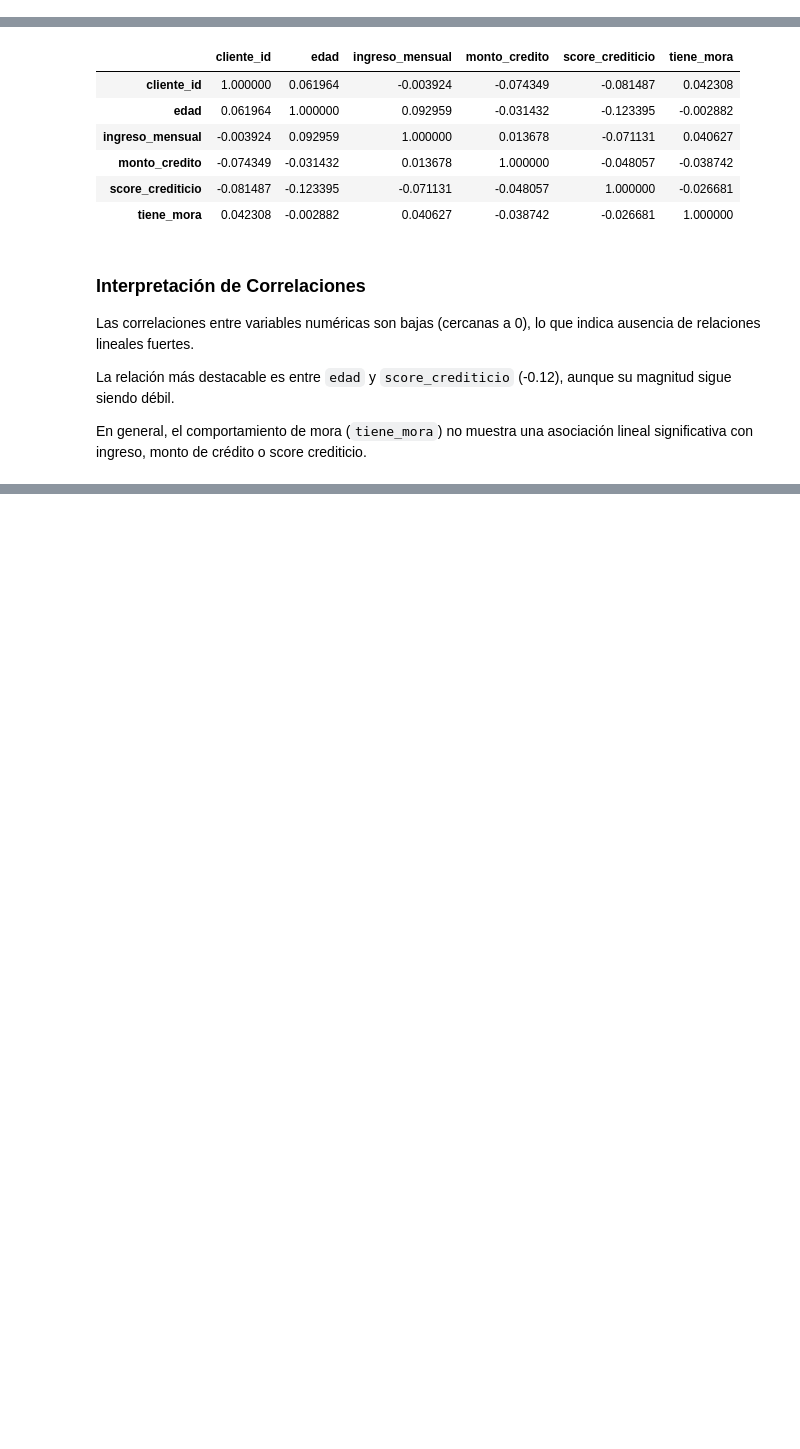
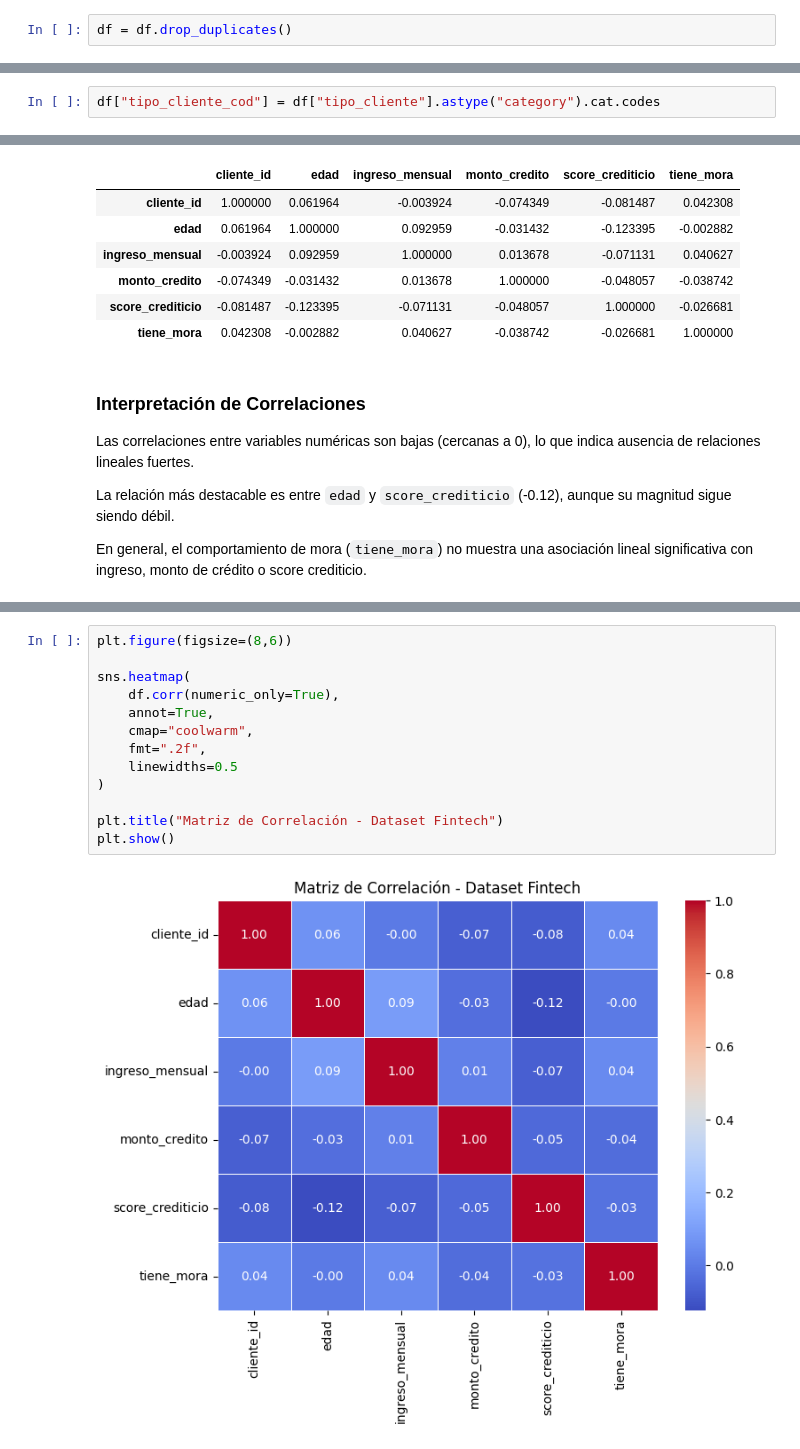
Before and after one commit to Jojosejoselyn/Fundamentos_del_an-lisis_de_datos-, a Jupyter notebook: MODULO_4/L5M4/02_analisis_caso_data_wrangling.ipynb, the cells around one changed output, grey strips where cells are left out. Drawn from its saved outputs; the diff is of its cells as text; blank space fills up the shorter version.

```diff
--- a/MODULO_4/L5M4/02_analisis_caso_data_wrangling.ipynb
+++ b/MODULO_4/L5M4/02_analisis_caso_data_wrangling.ipynb
@@ -122,0 +129,2 @@ np.float64(6382896.057520328)
+# %%
+df = df.drop_duplicates()
@@ -123,3 +133,5 @@ np.float64(6382896.057520328)
+# %%
+df["tipo_cliente_cod"] = df["tipo_cliente"].astype("category").cat.codes
 # %% [markdown]
 ## 5. Análisis de Relaciones entre Variables
 
@@ -149,0 +160,15 @@ ModuleNotFoundError: No module named 'seaborn'
+# %%
+plt.figure(figsize=(8,6))
+
+sns.heatmap(
+    df.corr(numeric_only=True),
+    annot=True,
+    cmap="coolwarm",
+    fmt=".2f",
+    linewidths=0.5
+)
+
+plt.title("Matriz de Correlación - Dataset Fintech")
+plt.show()
+# %% [output]
+[figure, added]
```
Also changed, not shown: parts of 14 cells of this notebook, 12 other files.
